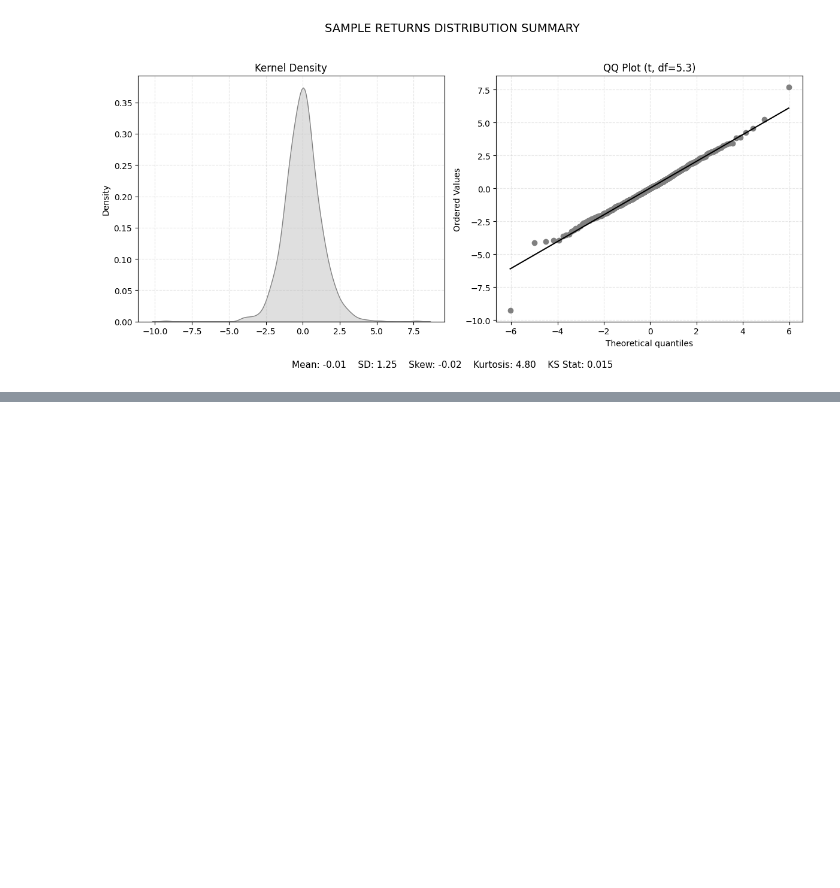
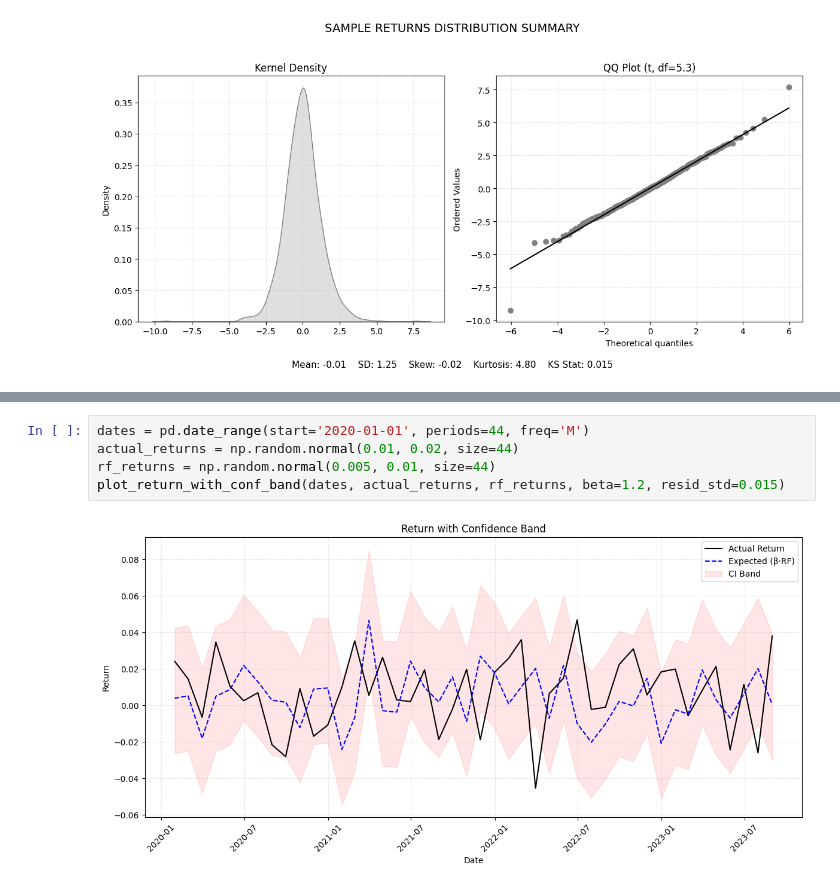
Before and after one commit to piper-of-dawn/cdn, a Jupyter notebook: visualisation.ipynb, the cells around one changed output, grey strips where cells are left out. Saved outputs shown, nothing was run; the diff lists cells and outputs as text; blank space fills up the shorter version.

```diff
--- a/visualisation.ipynb
+++ b/visualisation.ipynb
@@ -172,0 +217,7 @@ plot_distribution_summary(sample_returns, title="Sample Returns Distribution Sum
+# %%
+dates = pd.date_range(start='2020-01-01', periods=44, freq='M')
+actual_returns = np.random.normal(0.01, 0.02, size=44)
+rf_returns = np.random.normal(0.005, 0.01, size=44)
+plot_return_with_conf_band(dates, actual_returns, rf_returns, beta=1.2, resid_std=0.015)
+# %% [output]
+[figure, added]
```
Also changed, not shown: parts of 1 cell of this notebook.
